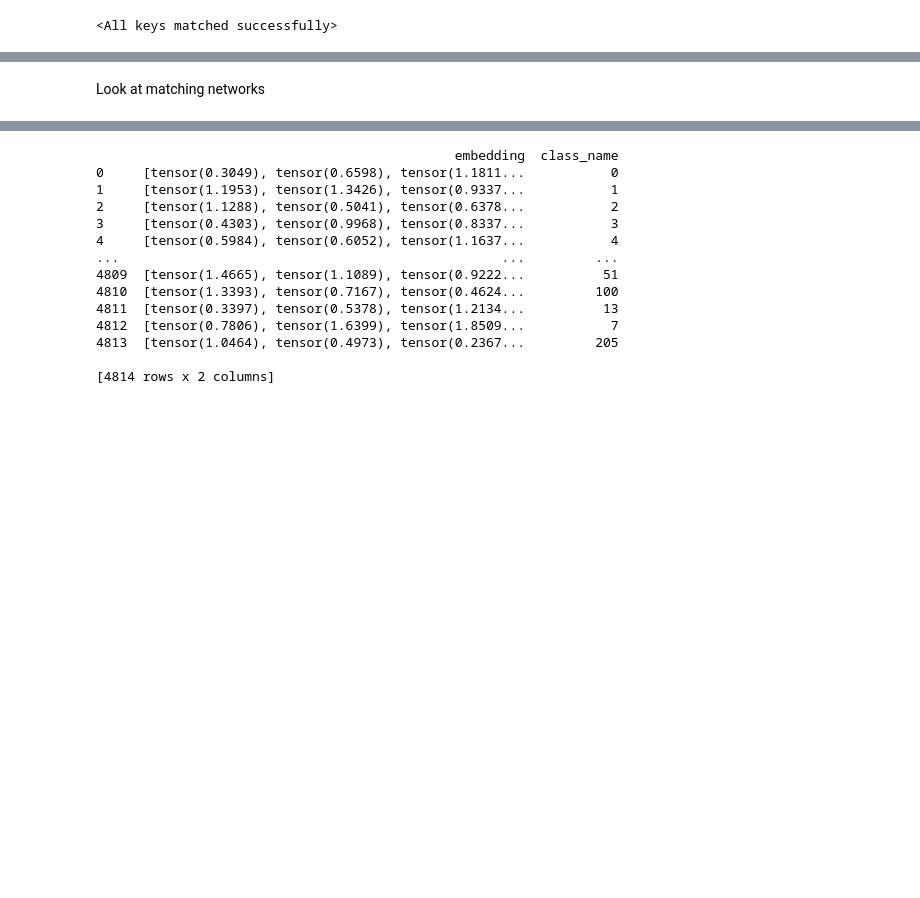
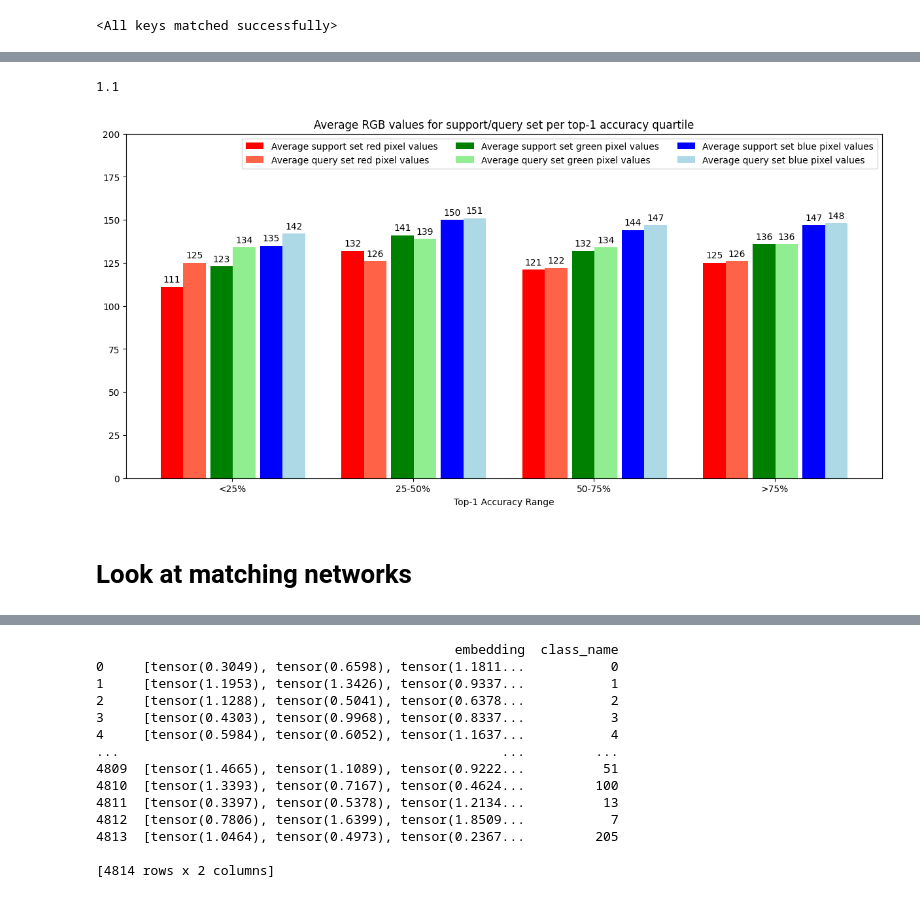
Before and after one commit to jwells52/creating-ai-enabled-systems, a Jupyter notebook: Research Project/notebooks/fsl_experiment3.ipynb, the cells around one changed output, grey strips where cells are left out. Drawn from its saved outputs; the diff is of its cells as text; code cells hidden in the pictures; blank space fills up the shorter version.

```diff
--- a/Research Project/notebooks/fsl_experiment3.ipynb
+++ b/Research Project/notebooks/fsl_experiment3.ipynb
@@ -279,4 +364,74 @@ print(np.mean(hpc_mean_widths))
+# %%
+(4.4-2.2)/2
+# %% [output]
+1.1
+# %%
+x = np.arange(4)
+width = 0.30
+multiplier = 0
+
+fig, ax = plt.subplots(layout='constrained', figsize=(12, 6))
+
+offsets = []
+i = 0
+support_label_red, query_label_red = 'Average support set red pixel values', 'Average query set red pixel values'
+support_label_green, query_label_green = 'Average support set green pixel values', 'Average query set green pixel values'
+support_label_blue, query_label_blue = 'Average support set blue pixel values', 'Average query set blue pixel values'
+
+for percentile, stats in task_stats.items():
+  offset = width*i
+  plot_support_and_query_bars(
+      ax,
+      round(stats['support_set']['red']['mean']),
+      round(stats['query_set']['red']['mean']),
+      width, offset,
+      support_color='red',
+      query_color='tomato',
+      support_label=support_label_red,
+      query_label=query_label_red
+  )
+  offset = width*(i+2.2)
+  plot_support_and_query_bars(
+      ax,
+      round(stats['support_set']['green']['mean']),
+      round(stats['query_set']['green']['mean']),
+      width, offset,
+      support_color='green',
+      query_color='lightgreen',
+      support_label=support_label_green,
+      query_label=query_label_green
+  )
+
+  offset = width*(i+4.4)
+  plot_support_and_query_bars(
+      ax,
+      round(stats['support_set']['blue']['mean']),
+      round(stats['query_set']['blue']['mean']),
+      width, offset,
+      support_color='blue',
+      query_color='lightblue',
+      support_label=support_label_blue,
+      query_label=query_label_blue
+  )
+
+  support_label_red, query_label_red = None, None
+  support_label_green, query_label_green = None, None
+  support_label_blue, query_label_blue = None, None
+
+  offsets += [width*(i+2.67)]
+  i += 8
+
+
+ax.set_title('Average RGB values for support/query set per top-1 accuracy quartile')
+ax.set_xticks(offsets, list(task_stats.keys()))
+ax.set_xlabel('Top-1 Accuracy Range')
+ax.legend(loc='upper right', ncols=3)
+ax.set_ylim(0, 200)
+plt.show()
+plt.show()
+# %% [output]
+[figure, added]
 # %% [markdown]
-Look at matching networks
+# Look at matching networks
 # %%
 cnn = resnet18(weights='DEFAULT')
```
Also changed, not shown: parts of 25 cells of this notebook.
